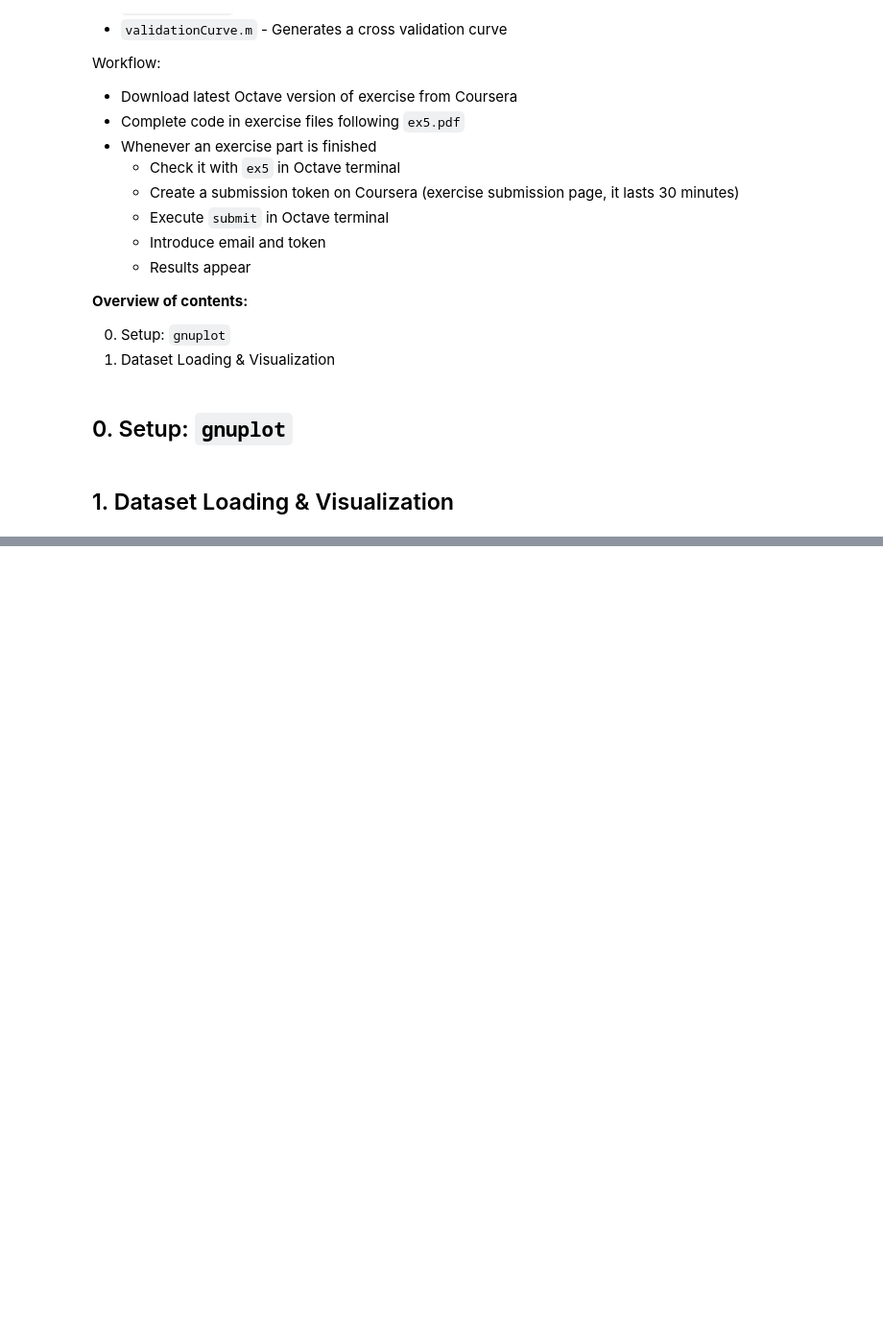
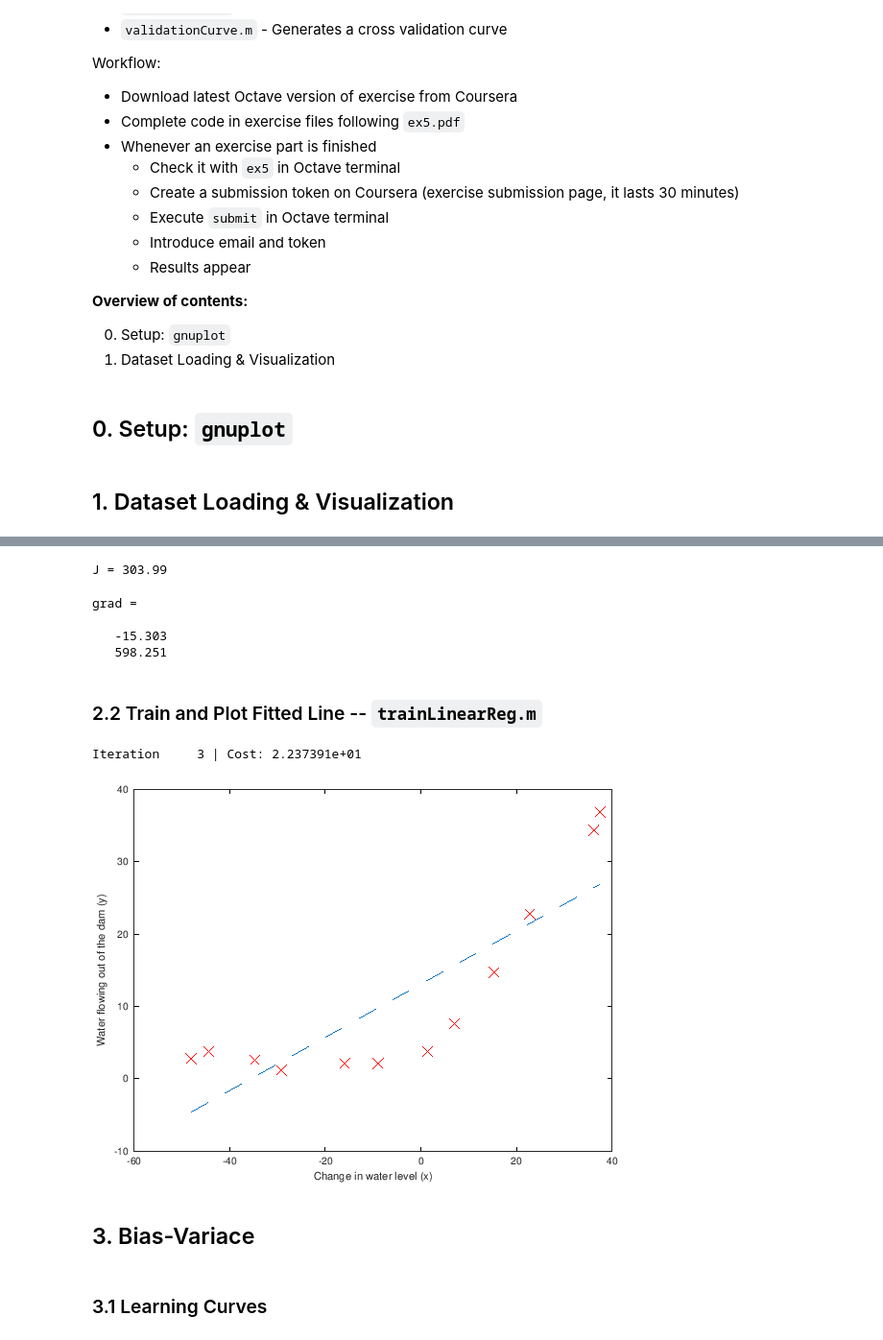
Before and after one commit to mxagar/machine_learning_coursera, a Jupyter notebook: exercises/ex1-ex8-octave/ex5/ML_Coursera_Ex_5_BiasVariance.ipynb, the cells around one changed output, grey strips where cells are left out. Shown at 96% size. Cells and saved outputs as stored; diff of their text form; code cells hidden in the pictures; blank space fills up the shorter version.

```diff
--- a/exercises/ex1-ex8-octave/ex5/ML_Coursera_Ex_5_BiasVariance.ipynb
+++ b/exercises/ex1-ex8-octave/ex5/ML_Coursera_Ex_5_BiasVariance.ipynb
@@ -54,0 +122,4 @@ X      Xtest  Xval   ans    y      ytest  yval
+# %%
+theta = ones(size(X,2)+1,1); % (n+1) x 1
+Xp = [ones(size(X,1),1), X]; % m x (n+1)
+lambda = 1;
@@ -54,0 +128,13 @@ X      Xtest  Xval   ans    y      ytest  yval
+# %%
+J
+# %% [output]
+J = 303.99
+# %%
+grad
+# %% [output]
+grad =
+
+   -15.303
+   598.251
+# %% [markdown]
+### 2.2 Train and Plot Fitted Line -- `trainLinearReg.m`
@@ -54,0 +151,19 @@ X      Xtest  Xval   ans    y      ytest  yval
+# %%
+lambda = 0;
+[theta] = trainLinearReg([ones(m, 1) X], y, lambda);
+# %% [output]
+Iteration     3 | Cost: 2.237391e+01
+# %%
+plot(X, y, 'rx', 'MarkerSize', 10, 'LineWidth', 1.5);
+xlabel('Change in water level (x)');
+ylabel('Water flowing out of the dam (y)');
+hold on;
+x = linspace(min(X(:)),max(X(:)),50)';
+plot(x, [ones(size(x,1), 1) x]*theta, '--', 'LineWidth', 2)
+hold off;
+# %% [output]
+[figure, added]
+# %% [markdown]
+## 3. Bias-Variace
+# %% [markdown]
+### 3.1 Learning Curves
```
Also changed, not shown: parts of 11 cells of this notebook, 1 other file.
